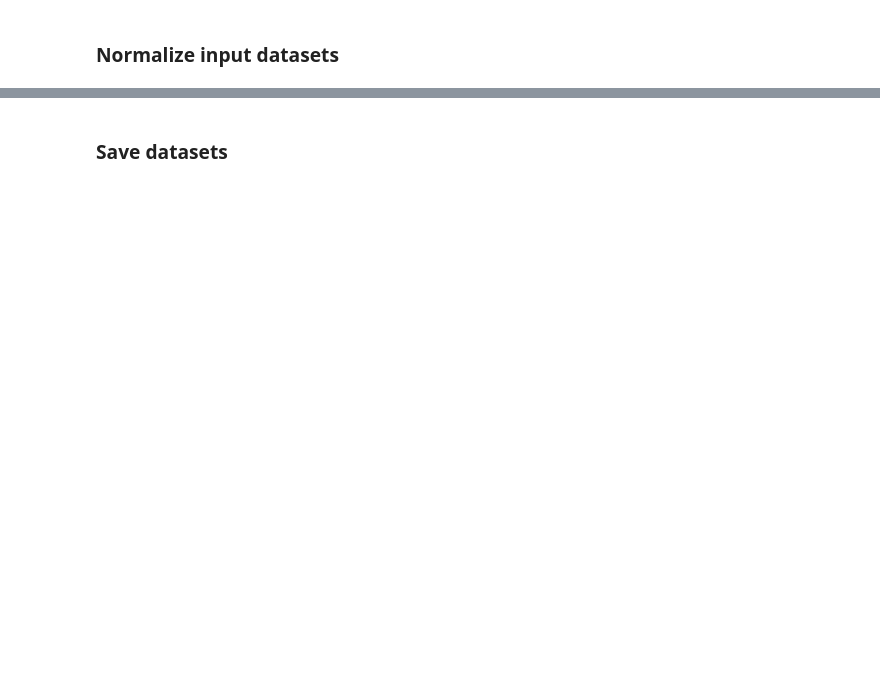
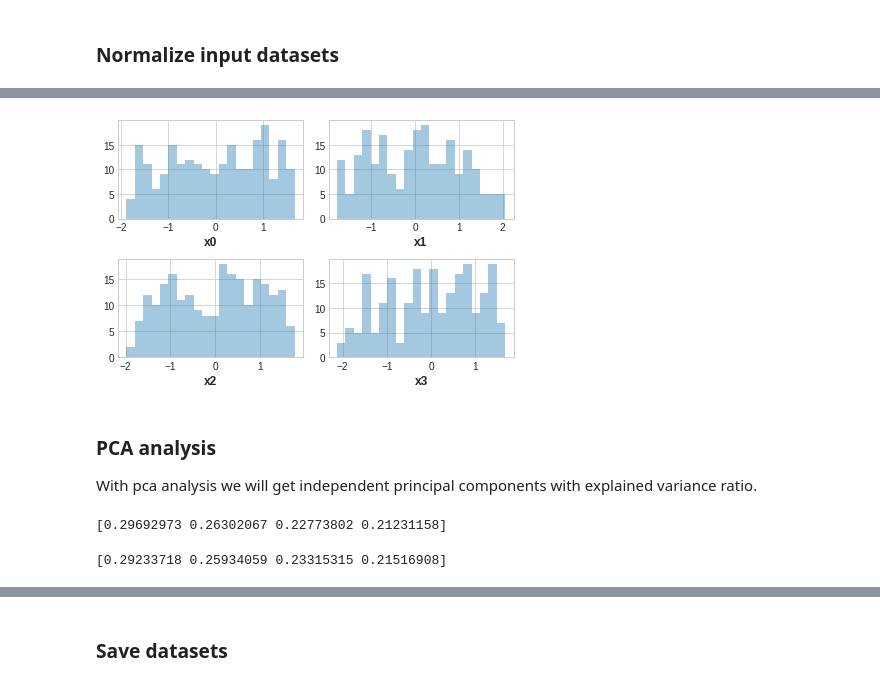
Before and after one commit to mateopolancecofficial/DeepLearningProjects, a Jupyter notebook: Regression/VineyardExploration.ipynb, the cells around one changed output, grey strips where cells are left out. Cells and saved outputs as stored; diff of their text form; code cells hidden in the pictures; blank space fills up the shorter version.

Commit message:
Finish exploatory analysis.

```diff
--- a/Regression/VineyardExploration.ipynb
+++ b/Regression/VineyardExploration.ipynb
@@ -423,0 +447,10 @@ def pca(df):
+# %%
+# normalize new datasets
+norm_train_new = normalize_features(train_new_data[['x0', 'x1', 'x2', 'x3']], train_new_data[['u']])
+# %%
+plot_feature_distributions(norm_train_new)
+# %% [output]
+[figure, added]
+# %% [markdown]
+### PCA analysis
+With pca analysis we will get independent principal components with explained variance ratio.
@@ -423,0 +460,5 @@ def pca(df):
+# %%
+# Look at explained variance
+print(pca_train.explained_variance_ratio_)
+# %% [output]
+[0.29692973 0.26302067 0.22773802 0.21231158]
@@ -423,0 +468,5 @@ def pca(df):
+# %%
+# Look at explained variance
+print(pca_train_new.explained_variance_ratio_)
+# %% [output]
+[0.29233718 0.25934059 0.23315315 0.21516908]
```
Also changed, not shown: parts of 23 cells of this notebook.
